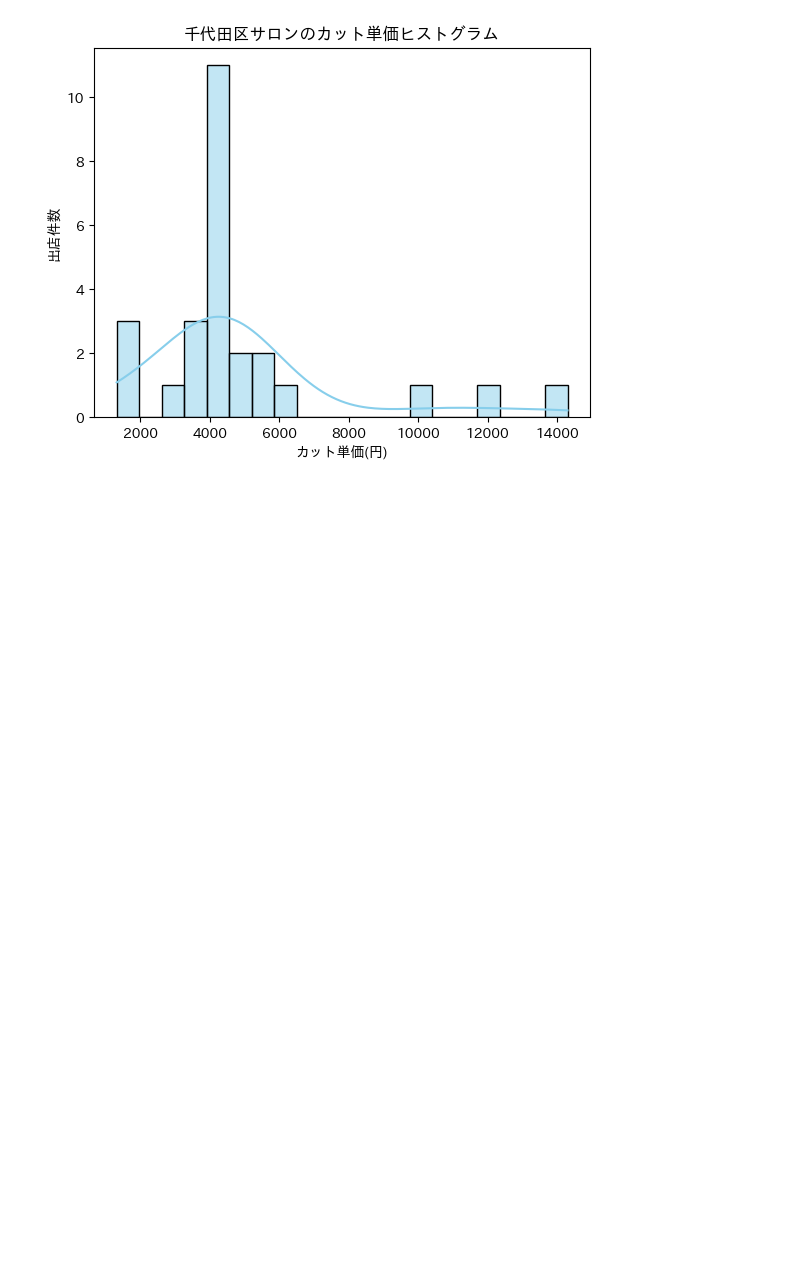
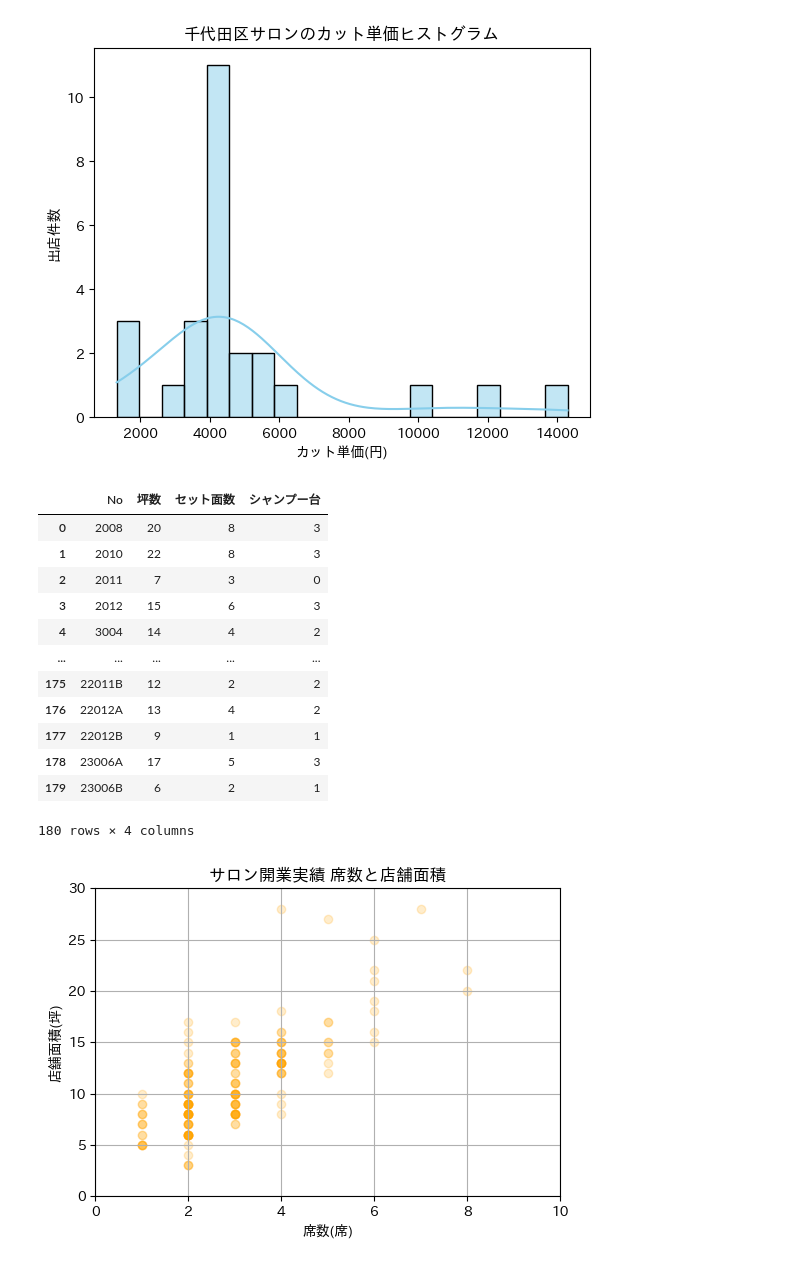
Before and after one commit to shima-koh/STEP3-TA, a Jupyter notebook: TA/STEP3チーム課題_TA_IndéMode_入力_エリア情報まで.ipynb, the cells around one changed output. Saved outputs shown, nothing was run; the diff lists cells and outputs as text; code cells hidden in the pictures; blank space fills up the shorter version.

```diff
--- a/TA/STEP3チーム課題_TA_IndéMode_入力_エリア情報まで.ipynb
+++ b/TA/STEP3チーム課題_TA_IndéMode_入力_エリア情報まで.ipynb
@@ -557,3 +584,40 @@ plt.show()
  ・エリア内サロン件数 from 楽天Beauty：26件
  ・エリア内サロンカット単価 平均価格：4952.5円
 [figure]
+# %%
+# SQLite接続
+conn = sqlite3.connect('STEP3チーム課題_TA_IndéMode_DB.db')
+# SQLクエリを実行してデータフレームに読み込む
+query8 = 'SELECT * FROM "サロン開業実績from美容室開業.com";'
+df8 = pd.read_sql_query(query8, conn)
+conn.close()
+display(df8)
+
+# 散布図を作成
+plt.figure(figsize=(6, 4))
+plt.scatter(df8['セット面数'], df8['坪数'], color='orange', marker='o', alpha=0.2)
+plt.title('サロン開業実績 席数と店舗面積')
+plt.xlabel('席数(席)')
+plt.ylabel('店舗面積(坪)')
+
+plt.xlim(0, 10)
+plt.ylim(0, 30)
+
+# プロットを表示
+plt.grid(True)
+plt.show()
+# %% [output]
+|  | No | 坪数 | セット面数 | シャンプー台 |
+| 0 | 2008 | 20 | 8 | 3 |
+| 1 | 2010 | 22 | 8 | 3 |
+| 2 | 2011 | 7 | 3 | 0 |
+| 3 | 2012 | 15 | 6 | 3 |
+| 4 | 3004 | 14 | 4 | 2 |
+| ... | ... | ... | ... | ... |
+| 175 | 22011B | 12 | 2 | 2 |
+| 176 | 22012A | 13 | 4 | 2 |
+| 177 | 22012B | 9 | 1 | 1 |
+| 178 | 23006A | 17 | 5 | 3 |
+| 179 | 23006B | 6 | 2 | 1 |
+180 rows × 4 columns
+[figure, added]
```
Also changed, not shown: parts of 3 cells of this notebook, 8 other files.
